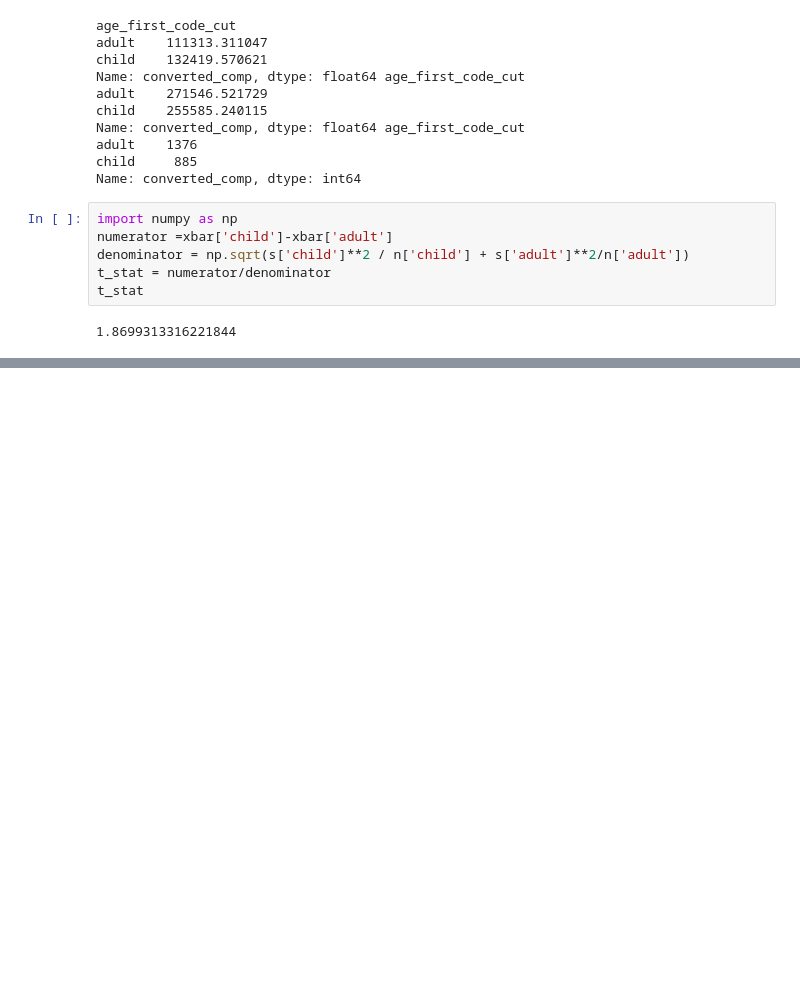
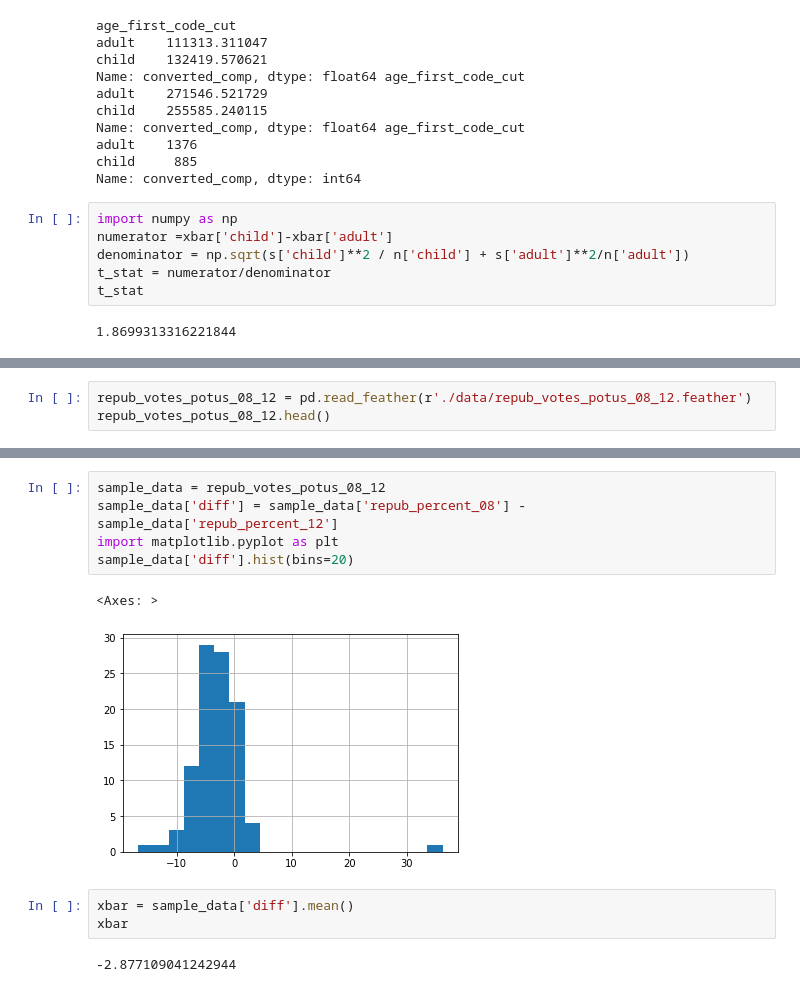
Before and after one commit to AnshuBantra/Python, a Jupyter notebook: Associate Data Scientist in Python/029 Hypothesis Testing in Python/hypothesis_testing.ipynb, the cells around one changed output, grey strips where cells are left out. Cells and saved outputs as stored; diff of their text form; blank space fills up the shorter version.

```diff
--- a/Associate Data Scientist in Python/029 Hypothesis Testing in Python/hypothesis_testing.ipynb
+++ b/Associate Data Scientist in Python/029 Hypothesis Testing in Python/hypothesis_testing.ipynb
@@ -260,0 +282,3 @@ t_stat
+# %%
+repub_votes_potus_08_12 = pd.read_feather(r'./data/repub_votes_potus_08_12.feather')
+repub_votes_potus_08_12.head()
@@ -260,0 +297,13 @@ t_stat
+# %%
+sample_data = repub_votes_potus_08_12
+sample_data['diff'] = sample_data['repub_percent_08'] - sample_data['repub_percent_12']
+import matplotlib.pyplot as plt
+sample_data['diff'].hist(bins=20)
+# %% [output]
+<Axes: >
+[figure, added]
+# %%
+xbar = sample_data['diff'].mean()
+xbar
+# %% [output]
+-2.877109041242944
```
Also changed, not shown: parts of 29 cells of this notebook.
